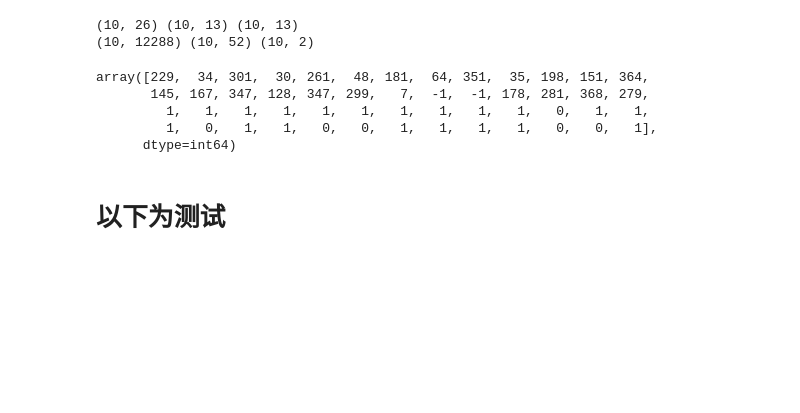
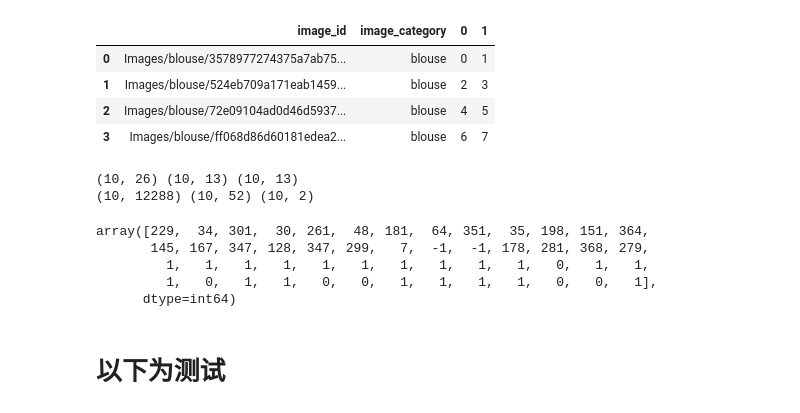
Before and after one commit to EchanHe/fashion, a Jupyter notebook: data_manipulate.ipynb, the cells around one changed output. Drawn from its saved outputs; the diff is of its cells as text; code cells hidden in the pictures; blank space fills up the shorter version.

```diff
--- a/data_manipulate.ipynb
+++ b/data_manipulate.ipynb
@@ -110,3 +307,22 @@ need padding id:  27328
+# %%
+"""
+data_augmentation
+"""
+
+pre_path = "train_pad/"
+intput_file_name = "Annotations/train.csv"
+output_file_name = "Annotations/train_pad.csv"
+
+data_pad = pd.read_csv(pre_path + intput_file_name)
+test = data_pad[["image_id","image_category"]][0:4]
+test2 =pd.DataFrame(np.arange(8).reshape([4,-1]))
+pd.concat([test,test2] , axis=1)
+# %% [output]
+|  | image_id | image_category | 0 | 1 |
+| 0 | Images/blouse/3578977274375a7ab75... | blouse | 0 | 1 |
+| 1 | Images/blouse/524eb709a171eab1459... | blouse | 2 | 3 |
+| 2 | Images/blouse/72e09104ad0d46d5937... | blouse | 4 | 5 |
+| 3 | Images/blouse/ff068d86d60181edea2... | blouse | 6 | 7 |
 # %%
 """
 将数据分类别
```
Also changed, not shown: parts of 8 cells of this notebook.
